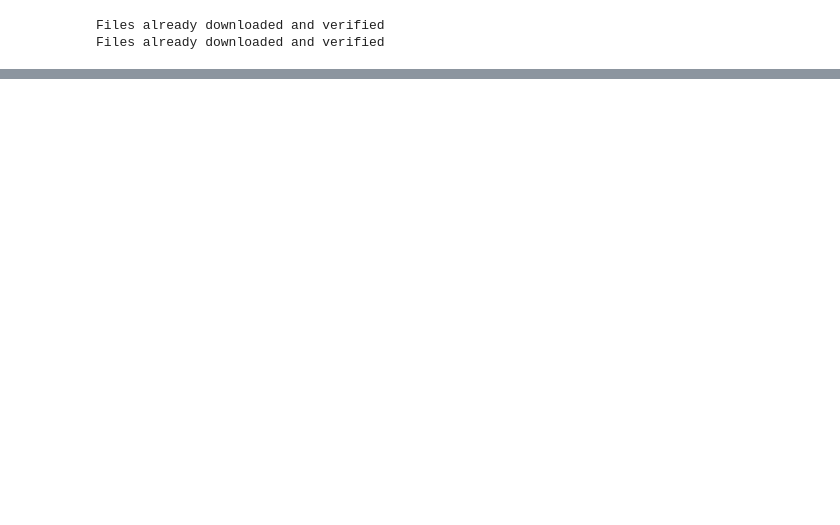
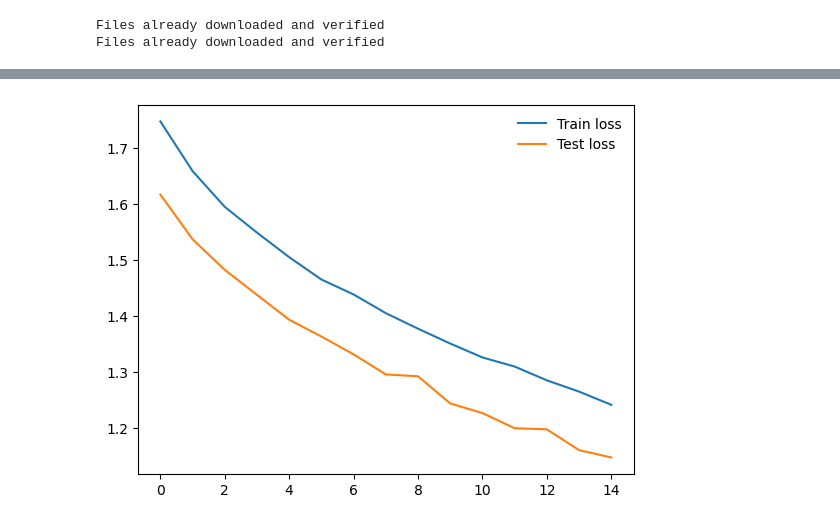
Before and after one commit to Yonatan-28/10-Pictures, a Jupyter notebook: Training-with-CNN.ipynb, the cells around one changed output, grey strips where cells are left out. Drawn from its saved outputs; the diff is of its cells as text; code cells hidden in the pictures; blank space fills up the shorter version.

Commit message:
added minor changes to the structure and saved the model

```diff
--- a/Training-with-CNN.ipynb
+++ b/Training-with-CNN.ipynb
@@ -49,8 +48,11 @@ class Network(nn.Module):
         super().__init__()
 
         self.cl1 = nn.Conv2d(3, 16, 3, padding=1)
+        self.bn1 = nn.BatchNorm2d(16)
         self.cl2 = nn.Conv2d(16, 32, 3, padding=1)
+        self.bn2 = nn.BatchNorm2d(32)
         self.cl3 = nn.Conv2d(32, 64, 3, padding=1)
+        self.bn3 = nn.BatchNorm2d(64)
 
         self.maxpool = nn.MaxPool2d(2, 2)
         self.dropout = nn.Dropout(0.25)
@@ -61,9 +63,9 @@ class Network(nn.Module):
 
     def forward(self, x):
 
-        x = self.maxpool(F.relu(self.cl1(x)))
-        x = self.maxpool(F.relu(self.cl2(x)))
-        x = self.maxpool(F.relu(self.cl3(x)))
+        x = self.maxpool(self.bn1(F.relu(self.cl1(x))))
+        x = self.maxpool(self.bn2(F.relu(self.cl2(x))))
+        x = self.maxpool(self.bn3(F.relu(self.cl3(x))))
 
         x = x.view(x.shape[0], -1)
 
@@ -93,7 +98,7 @@ Network(
 criterion = nn.CrossEntropyLoss()
 optimizer = optim.SGD(model.parameters(), lr=0.001)
 # %%
-epoch = 3
+epoch = 15
 
 total_train_loss, total_test_loss = [], []
 
@@ -108,21 +113,21 @@ for n in range(epoch):
         optimizer.step()
 
         train_loss += loss_a.item()
-else:
-    test_loss = 0
-    model.eval()
-    with torch.no_grad():
-        for images, labels in testloader:
-            out = model(images)
-            loss_b = criterion(out, labels)
-            test_loss += loss_b.item()
+    else:
+        test_loss = 0
+        model.eval()
+        with torch.no_grad():
+            for images, labels in testloader:
+                out = model(images)
+                loss_b = criterion(out, labels)
+                test_loss += loss_b.item()
 
-        train_loss = train_loss/len(trainloader)
-        test_loss = test_loss/len(testloader)
+            train_loss = train_loss/len(trainloader)
+            test_loss = test_loss/len(testloader)
 
-        total_train_loss.append(train_loss)
-        total_test_loss.append(test_loss)
+            total_train_loss.append(train_loss)
+            total_test_loss.append(test_loss)
 
-        print(f"Epoch: {n+1} Train loss: {train_loss} Test loss: {test_loss}")
-    model.train()
+            print(f"Epoch: {n+1} Train loss: {train_loss:6f} Test loss: {test_loss:6f}")
+        model.train()
 # %% [output]
@@ -129,0 +149,7 @@ Epoch: 3 Train loss: 2.302662591804211 Test loss: 2.3022733441105596
+# %%
+plt.plot(total_train_loss, label='Train loss')
+plt.plot(total_test_loss, label = 'Test loss')
+plt.legend(frameon =False)
+plt.show()
+# %% [output]
+[figure, added]
```
Also changed, not shown: parts of 5 cells of this notebook, 1 other file.
